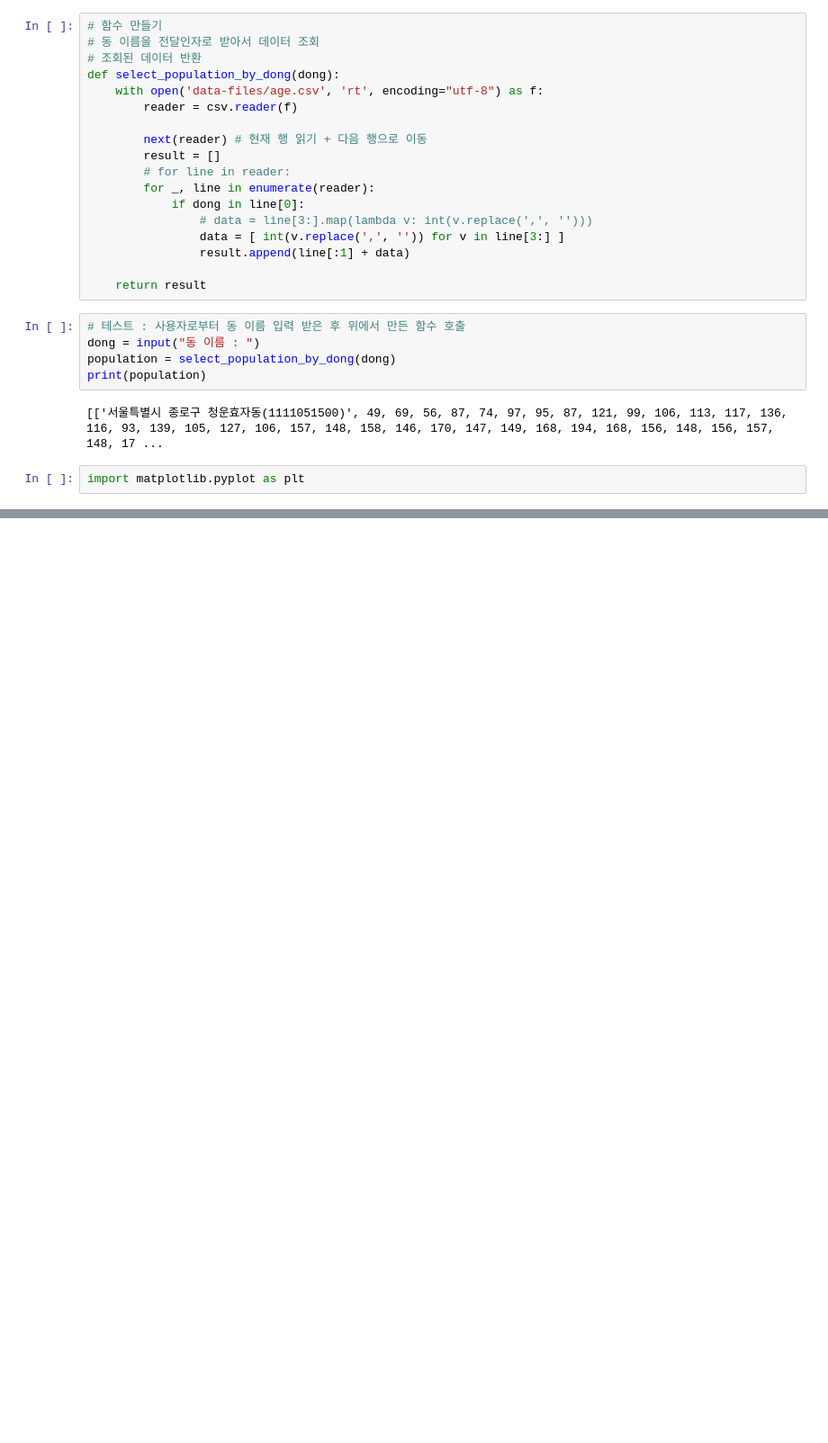
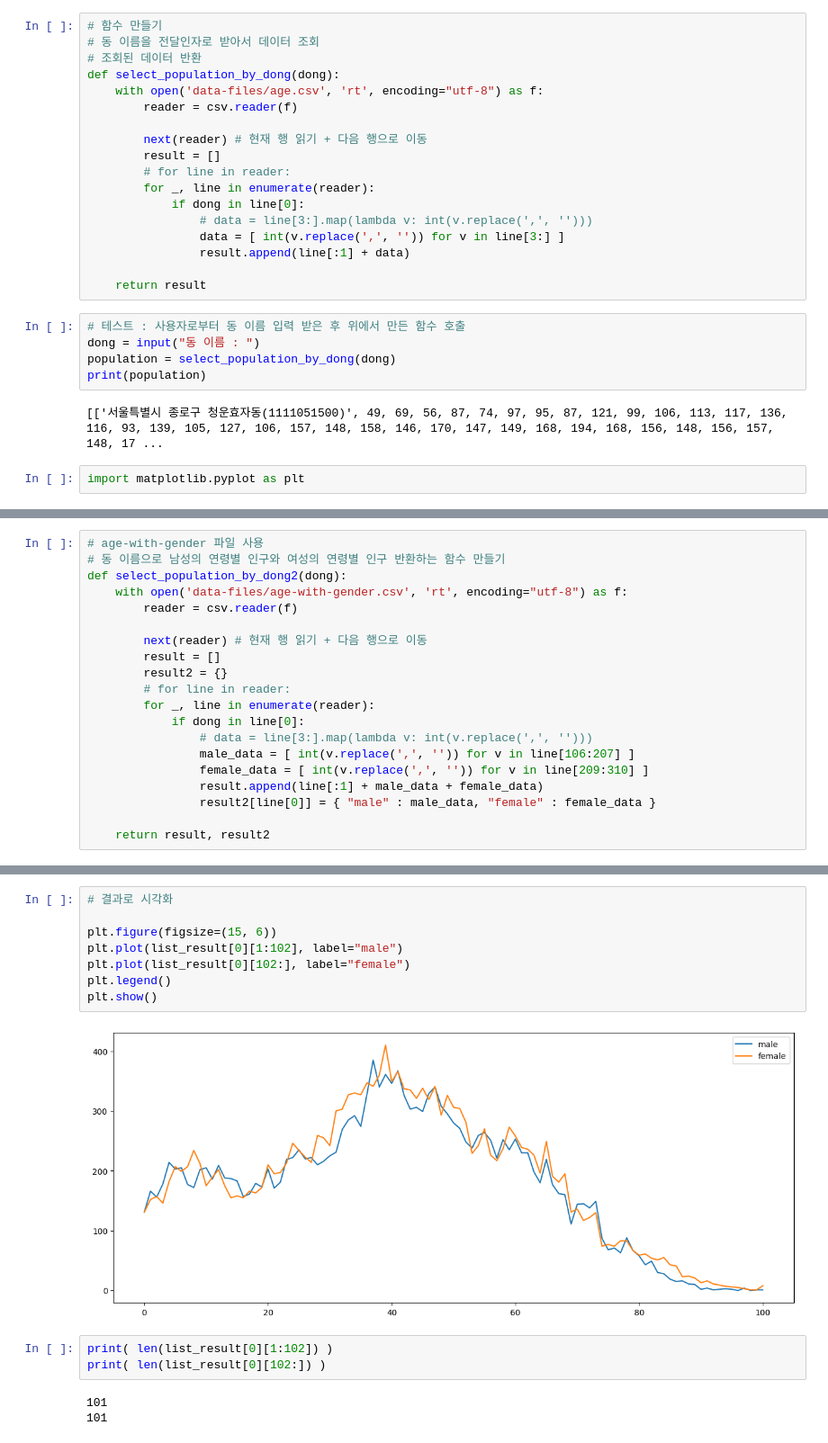
Before and after one commit to Hololruru/Study_K, a Jupyter notebook: workspace/python-basic/python-basic/e_exercise.ipynb, the cells around one changed output, grey strips where cells are left out. Shown: that part at 90% size. Cells and saved outputs as stored; diff of their text form; blank space fills up the shorter version.

```diff
--- a/workspace/python-basic/python-basic/e_exercise.ipynb
+++ b/workspace/python-basic/python-basic/e_exercise.ipynb
@@ -53,0 +55,20 @@ plt.show()
+# %%
+# age-with-gender 파일 사용
+# 동 이름으로 남성의 연령별 인구와 여성의 연령별 인구 반환하는 함수 만들기
+def select_population_by_dong2(dong):
+    with open('data-files/age-with-gender.csv', 'rt', encoding="utf-8") as f:
+        reader = csv.reader(f)
+
+        next(reader) # 현재 행 읽기 + 다음 행으로 이동
+        result = []
+        result2 = {}
+        # for line in reader:
+        for _, line in enumerate(reader):
+            if dong in line[0]:
+                # data = line[3:].map(lambda v: int(v.replace(',', '')))
+                male_data = [ int(v.replace(',', '')) for v in line[106:207] ]
+                female_data = [ int(v.replace(',', '')) for v in line[209:310] ]
+                result.append(line[:1] + male_data + female_data)
+                result2[line[0]] = { "male" : male_data, "female" : female_data }
+
+    return result, result2
@@ -53,0 +84,16 @@ plt.show()
+# %%
+# 결과로 시각화
+
+plt.figure(figsize=(15, 6))
+plt.plot(list_result[0][1:102], label="male")
+plt.plot(list_result[0][102:], label="female")
+plt.legend()
+plt.show()
+# %% [output]
+[figure, added]
+# %%
+print( len(list_result[0][1:102]) )
+print( len(list_result[0][102:]) )
+# %% [output]
+101
+101
```
Also changed, not shown: parts of 2 cells of this notebook, 1 other file.
